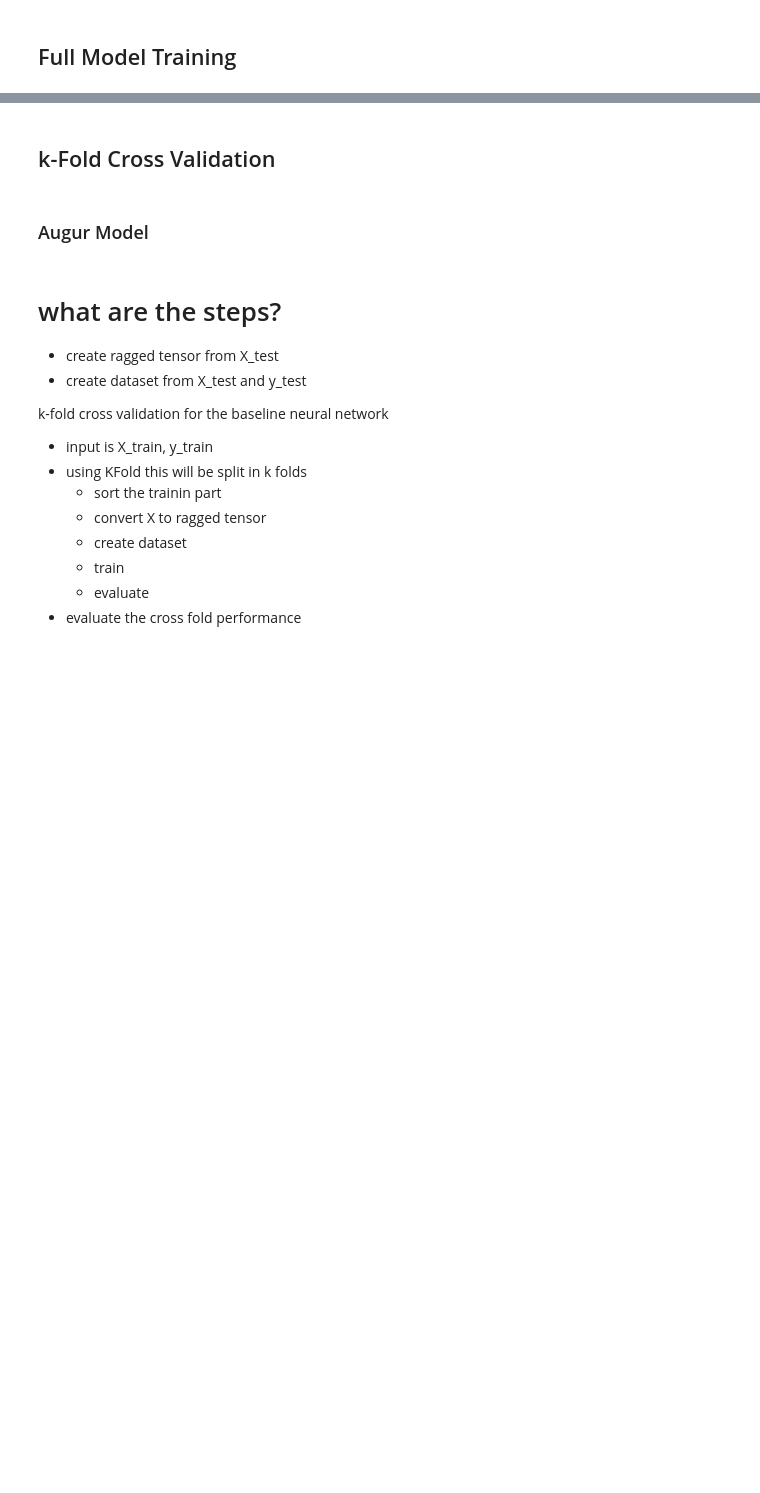
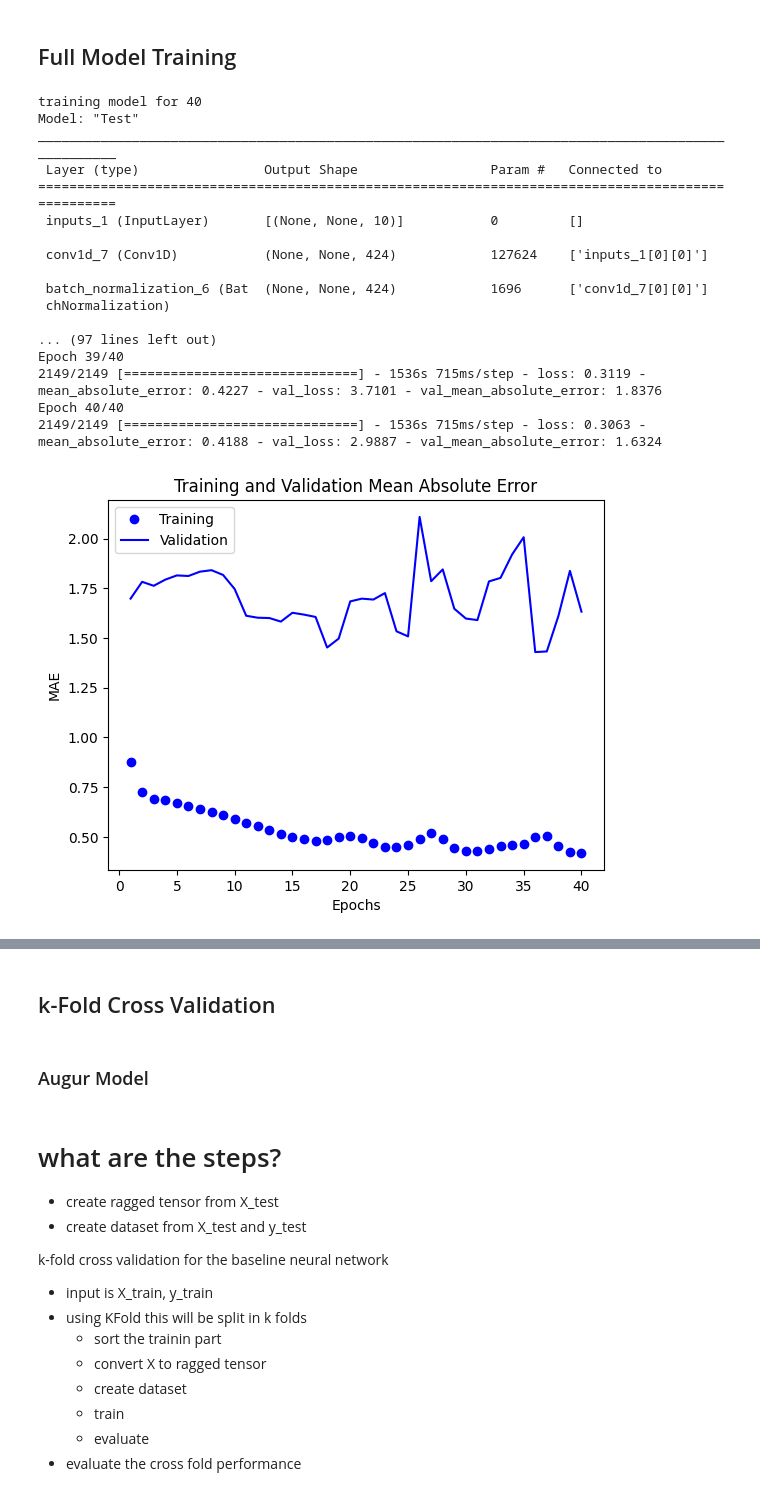
Before and after one commit to bleuchien/PTR-augur, a Jupyter notebook: notebooks/neuralnet_full.ipynb, the cells around one changed output, grey strips where cells are left out. Saved outputs shown, nothing was run; the diff lists cells and outputs as text; code cells hidden in the pictures; blank space fills up the shorter version.

Commit message:
full augur model run

```diff
--- a/notebooks/neuralnet_full.ipynb
+++ b/notebooks/neuralnet_full.ipynb
@@ -97,7 +97,7 @@ def plot_loss(train_mae, val_mae, start_epoch=1):
 #   rate: 0.30000000000000004
 #   dense_units: 128
 def augur_model():
-    inputs_1 = layers.Input(shape=(None, 10))
+    inputs_1 = layers.Input(shape=(None, 10), name='inputs_1')
 
     conv1 = layers.Conv1D(
         filters=424,
@@ -105,14 +105,15 @@ def augur_model():
         strides=1,
         activation='relu',
         padding='valid'
-    )(inputs)
+    )(inputs_1)
     norm1 = layers.BatchNormalization()(conv1)
     drop1 = layers.Dropout(
         rate=0.3
     )(norm1)
     pool1 = layers.GlobalMaxPool1D()(drop1)
+    # flat = layers.Flatten()(pool1)
 
-    inputs_2 = layers.Input(shape=(None, 29))
+    inputs_2 = layers.Input(shape=(29,), name='inputs_2')
 
     conc = layers.Concatenate(axis=1)([pool1, inputs_2])
 
@@ -378,15 +357,34 @@ val_ds = create_dataset(X1_val, X2_val, y_val, batch_size=batch_size, sort=False
 ## Full Model Training
 # %%
 # epochs to run for
-epochs = 100
+epochs = 40
 
 # timer
 t = Timer()
 
 # current model
 model = augur_model()
 # fit the model, validate and plot results
 print(f'training model for {epochs}')
 t.start()
-run_model(model, train_ds, val_ds, epochs=epochs, start_epoch=10, oneshot=True, verbose=True)
+mae, val_mae = run_model(model, train_ds, val_ds, epochs=epochs, start_epoch=1, oneshot=True, verbose=True)
 t.stop()
+# %% [output]
+training model for 40
+Model: "Test"
+__________________________________________________________________________________________________
+ Layer (type)                Output Shape                 Param #   Connected to
+==================================================================================================
+ inputs_1 (InputLayer)       [(None, None, 10)]           0         []
+
+ conv1d_7 (Conv1D)           (None, None, 424)            127624    ['inputs_1[0][0]']
+
+ batch_normalization_6 (Bat  (None, None, 424)            1696      ['conv1d_7[0][0]']
+ chNormalization)
+
+... (97 lines left out)
+Epoch 39/40
+2149/2149 [==============================] - 1536s 715ms/step - loss: 0.3119 - mean_absolute_error: 0.4227 - val_loss: 3.7101 - val_mean_absolute_error: 1.8376
+Epoch 40/40
+2149/2149 [==============================] - 1536s 715ms/step - loss: 0.3063 - mean_absolute_error: 0.4188 - val_loss: 2.9887 - val_mean_absolute_error: 1.6324
+[figure, added]
```
Also changed, not shown: parts of 14 cells of this notebook.
